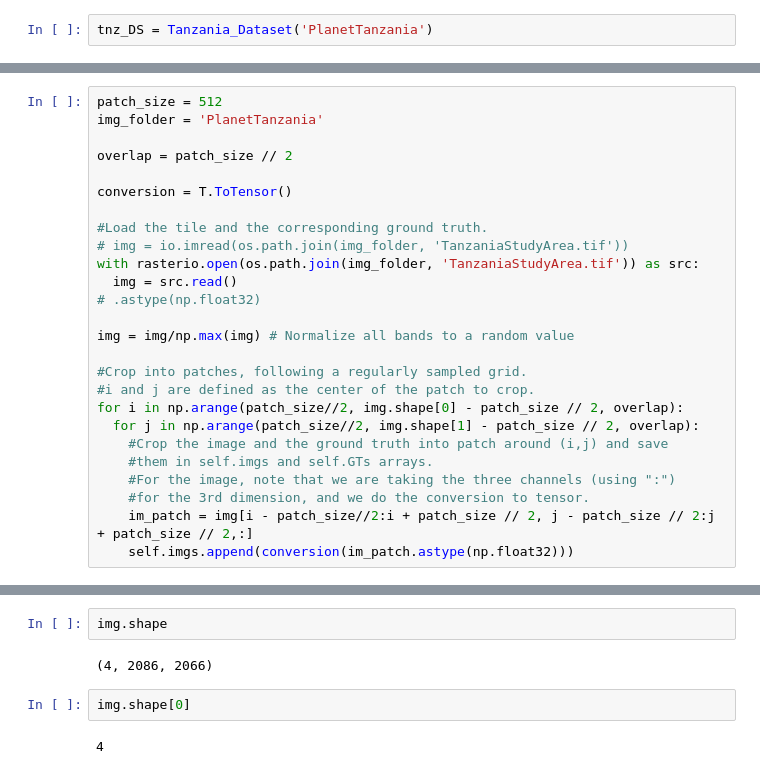
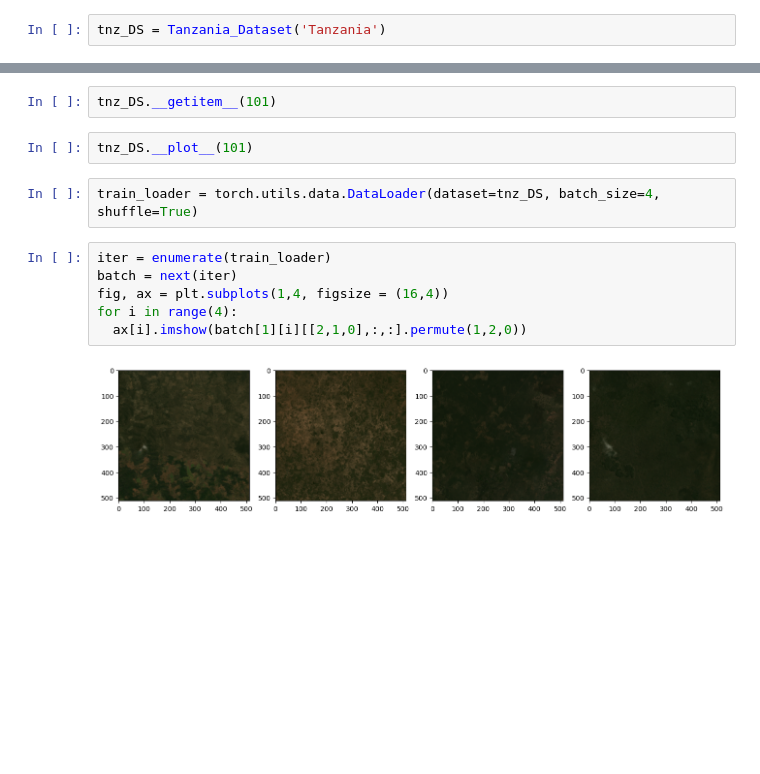
Before and after one commit to mdominguezd/PyTorch_Training, a Jupyter notebook: Transform_Ready_To_Use_Images.ipynb, the cells around one changed output, grey strips where cells are left out. Cells and saved outputs as stored; diff of their text form; blank space fills up the shorter version.

Commit message:
TanzaniaDataLoaderWorking

```diff
--- a/Transform_Ready_To_Use_Images.ipynb
+++ b/Transform_Ready_To_Use_Images.ipynb
@@ -127,5 +69,5 @@ class Tanzania_Dataset(Dataset):
 # %%
-tnz_DS = Tanzania_Dataset('PlanetTanzania')
+tnz_DS = Tanzania_Dataset('Tanzania')
 # %%
 tnz_DS.__len__()
 # %% [output]
@@ -143,26 +74,0 @@ with rasterio.open('PlanetTanzania/TanzaniaStudyArea.tif') as src:
-# %%
-patch_size = 512
-img_folder = 'PlanetTanzania'
-
-overlap = patch_size // 2
-
-conversion = T.ToTensor()
-
-#Load the tile and the corresponding ground truth.
-# img = io.imread(os.path.join(img_folder, 'TanzaniaStudyArea.tif'))
-with rasterio.open(os.path.join(img_folder, 'TanzaniaStudyArea.tif')) as src:
-  img = src.read()
-# .astype(np.float32)
-
-img = img/np.max(img) # Normalize all bands to a random value
-
-#Crop into patches, following a regularly sampled grid.
-#i and j are defined as the center of the patch to crop.
-for i in np.arange(patch_size//2, img.shape[0] - patch_size // 2, overlap):
-  for j in np.arange(patch_size//2, img.shape[1] - patch_size // 2, overlap):
-    #Crop the image and the ground truth into patch around (i,j) and save
-    #them in self.imgs and self.GTs arrays.
-    #For the image, note that we are taking the three channels (using ":")
-    #for the 3rd dimension, and we do the conversion to tensor.
-    im_patch = img[i - patch_size//2:i + patch_size // 2, j - patch_size // 2:j + patch_size // 2,:]
-    self.imgs.append(conversion(im_patch.astype(np.float32)))
@@ -211,8 +75,14 @@ tz = Tanzania_Dataset('PlanetTanzania')
-# %%
-img.shape
-# %% [output]
-(4, 2086, 2066)
-# %%
-img.shape[0]
-# %% [output]
-4
+# %%
+tnz_DS.__getitem__(101)
+# %%
+tnz_DS.__plot__(101)
+# %%
+train_loader = torch.utils.data.DataLoader(dataset=tnz_DS, batch_size=4, shuffle=True)
+# %%
+iter = enumerate(train_loader)
+batch = next(iter)
+fig, ax = plt.subplots(1,4, figsize = (16,4))
+for i in range(4):
+  ax[i].imshow(batch[1][i][[2,1,0],:,:].permute(1,2,0))
+# %% [output]
+[figure, added]
```
Also changed, not shown: parts of 18 cells of this notebook.
